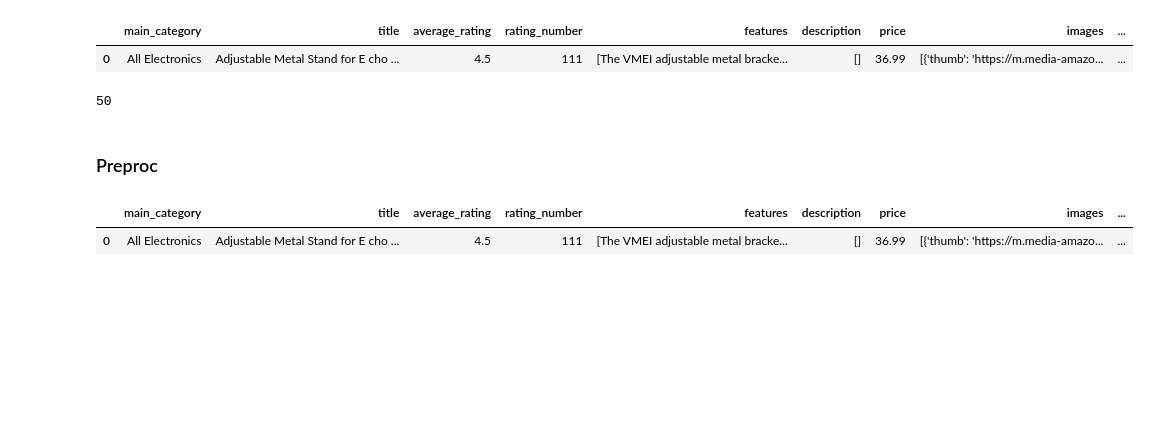
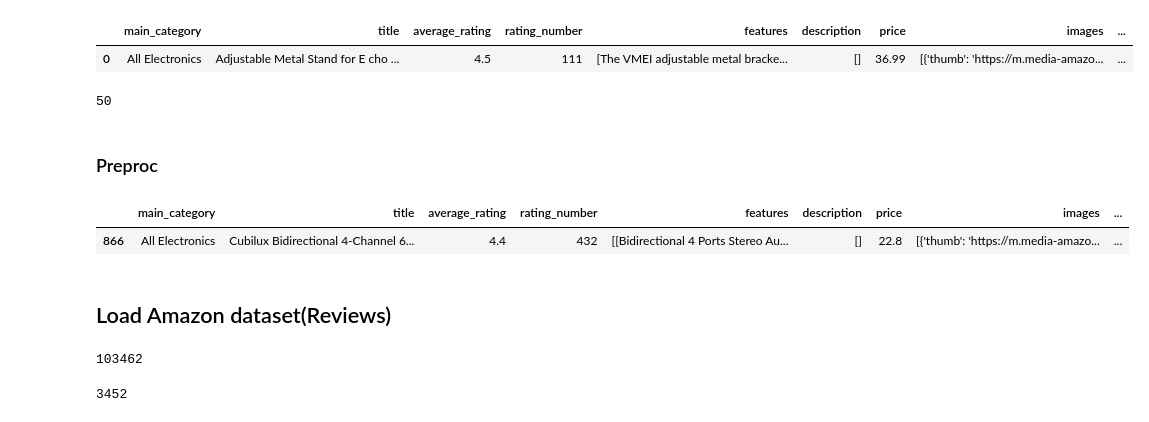
Before and after one commit to balrog2000/01-ai-engineering-bootcamp, a Jupyter notebook: notebooks/12-multiple-tools.ipynb, the cells around one changed output. Cells and saved outputs as stored; diff of their text form; code cells hidden in the pictures; blank space fills up the shorter version.

```diff
--- a/notebooks/12-multiple-tools.ipynb
+++ b/notebooks/12-multiple-tools.ipynb
@@ -26,14 +32,26 @@ len(df_items_sample)
 # %%
 def preprocess_data(row):
     return f"{row['title']} {' '.join(row['features'])}"
 
 def extract_first_large_image(row):
     return row["images"][0].get("large", '')
 
-df_items["preprocessed_data"] = df_items.apply(preprocess_data, axis=1)
-df_items["first_large_image"] = df_items.apply(extract_first_large_image, axis=1)
+df_items_sample["preprocessed_data"] = df_items_sample.apply(preprocess_data, axis=1)
+df_items_sample["first_large_image"] = df_items_sample.apply(extract_first_large_image, axis=1)
 
-df_items.head(1)
+df_items_sample.head(1)
 # %% [output]
 |  | main_category | title | average_rating | rating_number | features | description | price | images | ... |
-| 0 | All Electronics | Adjustable Metal Stand for E cho ... | 4.5 | 111 | [The VMEI adjustable metal bracke... | [] | 36.99 | [{'thumb': 'https://m.media-amazo... | ... |
+| 866 | All Electronics | Cubilux Bidirectional 4-Channel 6... | 4.4 | 432 | [[Bidirectional 4 Ports Stereo Au... | [] | 22.8 | [{'thumb': 'https://m.media-amazo... | ... |
+# %% [markdown]
+## Load Amazon dataset(Reviews)
+# %%
+df_reviews = pd.read_json("../data/Electronics_1000.jsonl", lines=True)
+len(df_reviews)
+# %% [output]
+103462
+# %%
+df_reviews_sample = df_reviews[df_reviews['parent_asin'].isin(df_items_sample['parent_asin'])]
+len(df_reviews_sample)
+# %% [output]
+3452
```
Also changed, not shown: parts of 48 cells of this notebook, 9 other files.
